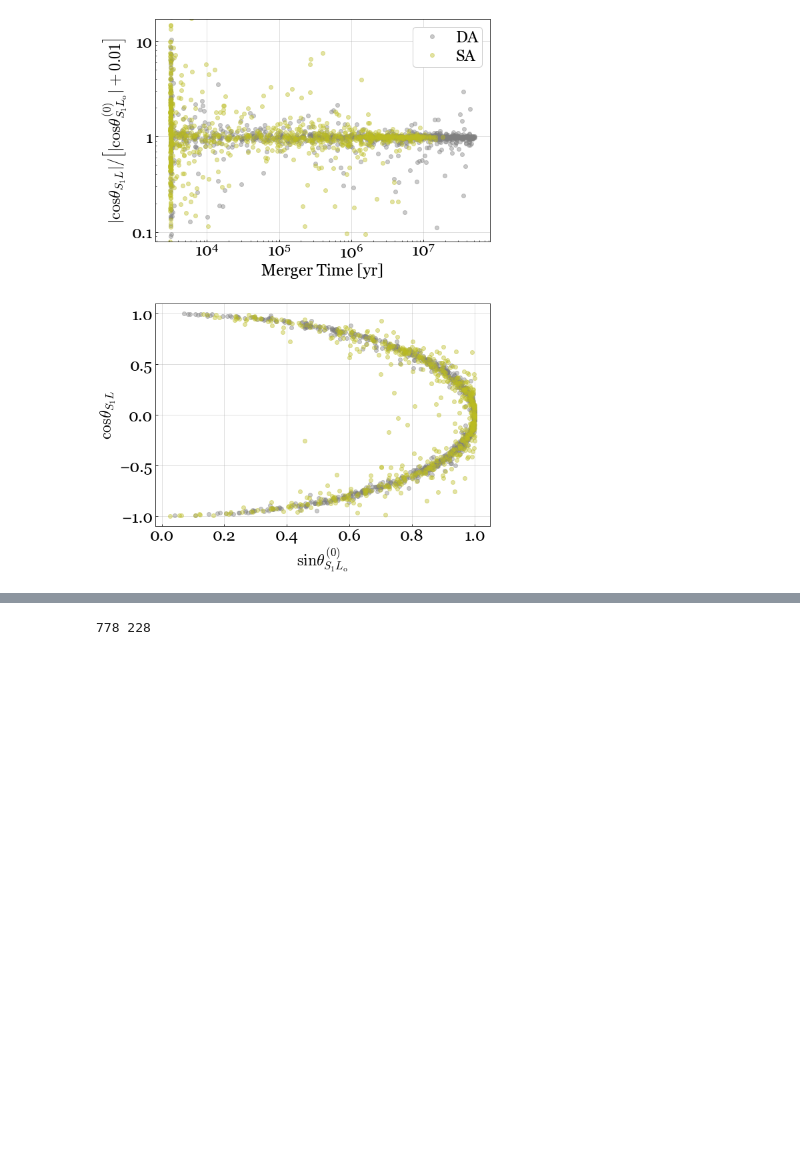
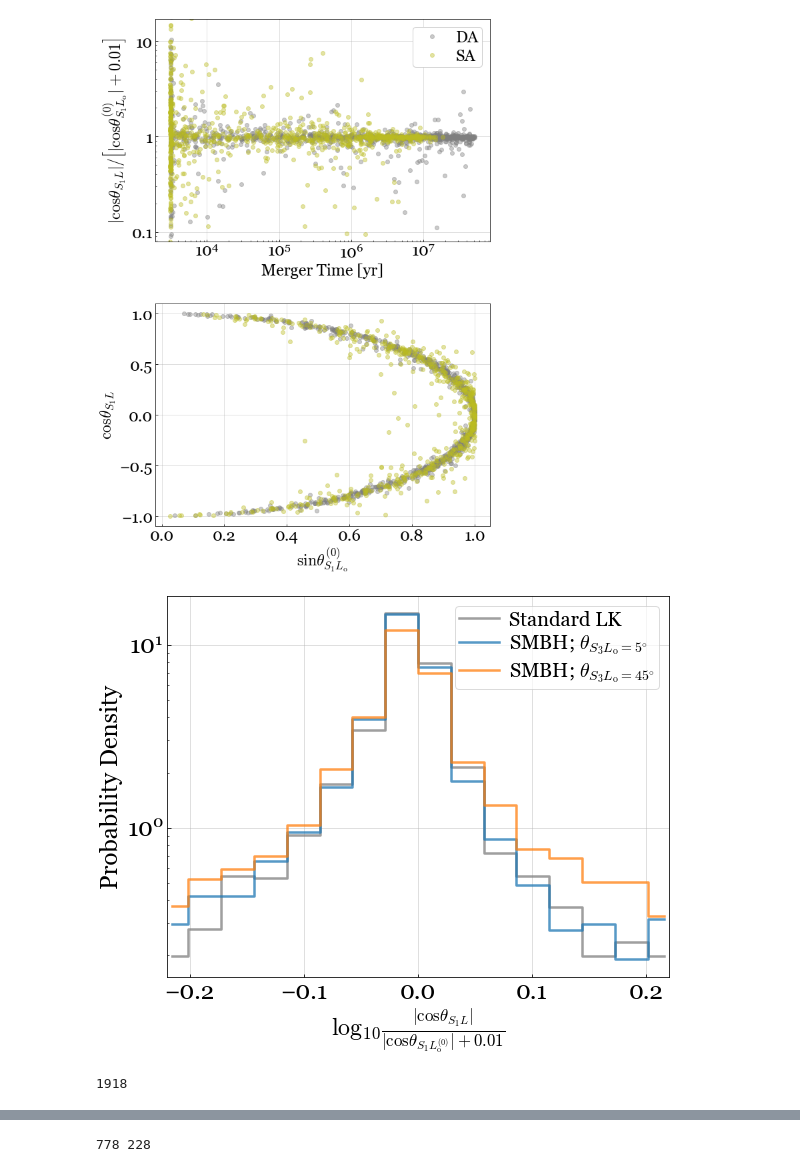
Before and after one commit to hangyu45/LK_evol, a Jupyter notebook: dist.ipynb, the cells around one changed output, grey strips where cells are left out. Drawn from its saved outputs; the diff is of its cells as text; code cells hidden in the pictures; blank space fills up the shorter version.

```diff
--- a/dist.ipynb
+++ b/dist.ipynb
@@ -825,3 +1227,61 @@ fig.subplots_adjust(hspace = 0.28)
 plt.savefig(fig_dir + 'cThSL_vs_sThS0.pdf')
 # %% [output]
 [figure]
+# %%
+fig=plt.figure(figsize = (9, 7))
+
+ax=fig.add_subplot(111)
+idx_da=t_m_da>-5e3
+idx_smbh_05=t_m_smbh_05>-5e3
+idx_smbh_45=t_m_smbh_45>-5e3
+nbins=16
+h_ccr_da, edges_da = np.histogram(\
+                    np.log10(np.abs(np.cos(th_S1L_da[idx_da]))/(np.abs(np.cos(I_S1_0_da[idx_da]))+1e-2)), \
+                    bins=nbins, range=(-0.23, 0.23), density=True)
+h_ccr_05, edges_05 = np.histogram(\
+                    np.log10(np.abs(np.cos(th_S1L_smbh_05[idx_smbh_05]))/(np.abs(np.cos(I_S1_0_smbh_05[idx_smbh_05]))+1e-2)), \
+                    bins=nbins, range=(-0.23, 0.23), density=True)
+h_ccr_45, edges_45 = np.histogram(\
+                    np.log10(np.abs(np.cos(th_S1L_smbh_45[idx_smbh_45]))/(np.abs(np.cos(I_S1_0_smbh_45[idx_smbh_45]))+1e-2)), \
+                    bins=nbins, range=(-0.23, 0.23), density=True)
+
+mid_da = (edges_da[:-1] + edges_da[1:])/2.
+mid_05 = (edges_05[:-1] + edges_05[1:])/2.
+mid_45 = (edges_45[:-1] + edges_45[1:])/2.
+
+
+ax.step(mid_da, h_ccr_da, where='mid', alpha=0.75, label=r'Standard LK', color='tab:grey')
+ax.step(mid_05, h_ccr_05, where='mid', alpha=0.75, label=r'SMBH; $\theta_{S_3L_{\rm o}=5^{\circ}}$', color='tab:blue')
+ax.step(mid_45, h_ccr_45, where='mid', alpha=0.75, label=r'SMBH; $\theta_{S_3L_{\rm o}=45^{\circ}}$', color='tab:orange')
+ax.set_yscale('log')
+# ax.set_xticks([np.log10(0.6), np.log10(1.), np.log10(1.6)])
+# ax.set_xticklabels([0.6, 1., 1.2])
+ax.legend(fontsize=20)
+ax.set_xlim([-0.22, 0.22])
+ax.set_xlabel(r'$\log_{10} \frac{|\cos\theta_{S_1L}|}{|\cos\theta_{S_1L_{\rm o}^{(0)}}|+0.01}$')
+ax.set_ylabel(r'Probability Density')
+plt.savefig(fig_dir + 'cThSL_vs_cThS0_SMBH.pdf')
+
+# ax=fig.add_subplot(212)
+# idx_da=t_m_da>-5e3
+# idx_smbh_05=t_m_smbh_05>-5e3
+# idx_smbh_45=t_m_smbh_45>-5e3
+# nbins=14
+
+# h_chie_da, edges = np.histogram(chi_eff_da[idx_da]/0.7, bins=nbins, range=(-1., 1.), density=True)
+# h_chie_smbh_05, __ = np.histogram(chi_eff_smbh_05[idx_smbh_05]/0.7, bins=nbins, range=(-1., 1.), density=True)
+# h_chie_smbh_45, __ = np.histogram(chi_eff_smbh_45[idx_smbh_45]/0.7, bins=nbins, range=(-1., 1.), density=True)
+# h_chie0_da, __   = np.histogram(chi_eff_init_da[idx_da]/0.7, bins=nbins, range=(-1., 1.), density=True)
+
+# mid = (edges[:-1] + edges[1:])/2.
+# # ax.step(mid, h_chie_da, where='mid', alpha=0.75, label=r'DA', color='tab:grey')
+# ax.step(mid, h_chie_smbh_05, where='mid', alpha=0.75, label=r'SMBH', color='tab:blue')
+# ax.step(mid, h_chie_smbh_45, where='mid', alpha=0.75, label=r'SMBH', color='tab:orange')
+# ax.step(mid, h_chie0_da, where='mid', alpha=0.75, label=r'Prior', color='tab:cyan')
+# ax.set_xlabel(r'$\chi_{\rm eff}\,/\,\max |\chi_{\rm eff}|$')
+# %% [output]
+[figure, added]
+# %%
+len(t_m_smbh_45)
+# %% [output]
+1918
```
Also changed, not shown: parts of 15 cells of this notebook, 1 other file.
